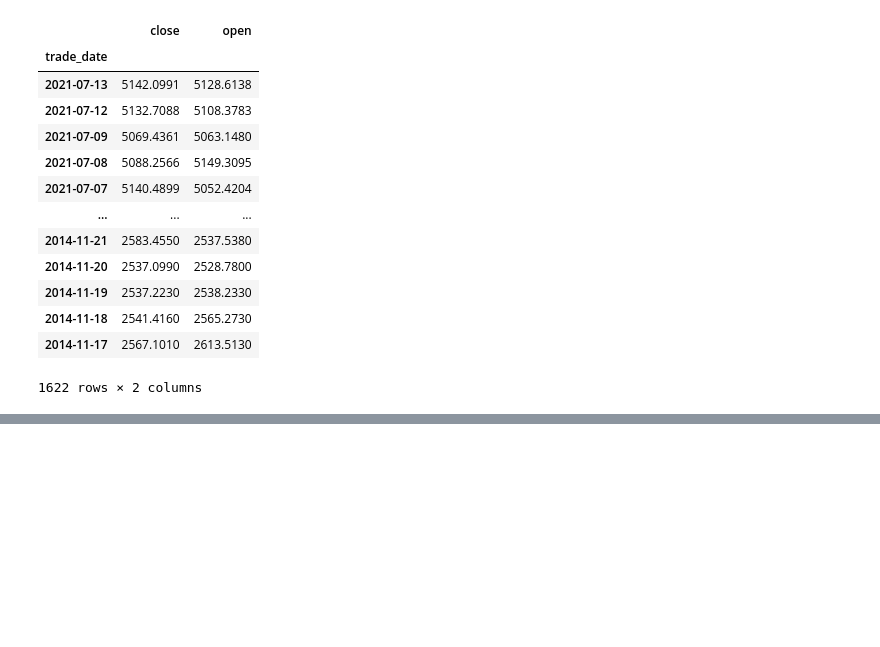
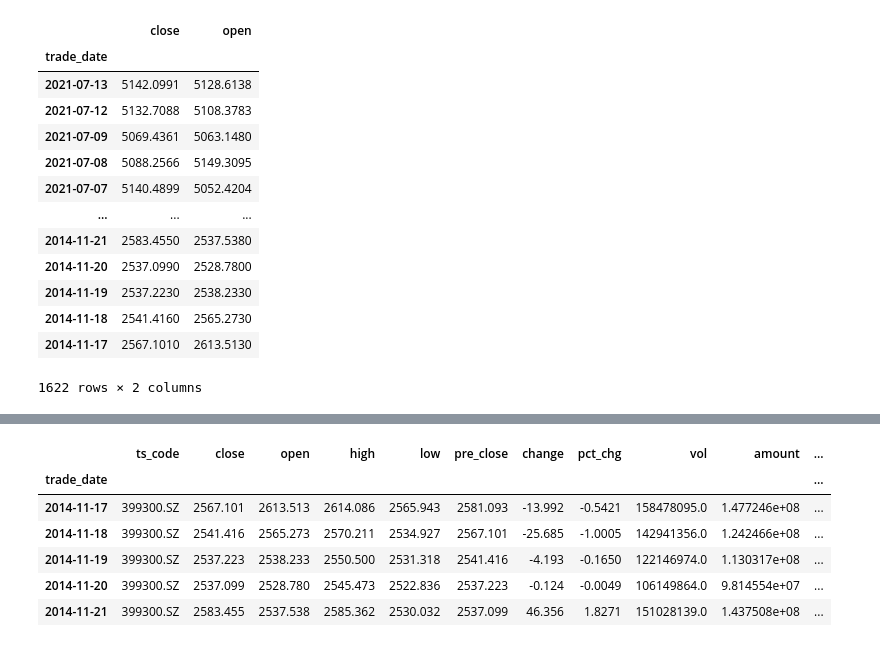
Before and after one commit to linfenglee/quant_trading, a Jupyter notebook: stock_trading/test.ipynb, the cells around one changed output, grey strips where cells are left out. Saved outputs shown, nothing was run; the diff lists cells and outputs as text; code cells hidden in the pictures; blank space fills up the shorter version.

```diff
--- a/stock_trading/test.ipynb
+++ b/stock_trading/test.ipynb
@@ -191 +191,12 @@ df
 1572 rows × 6 columns
+# %%
+data = pd.concat([hs300, df], axis=1)
+data.head()
+# %% [output]
+|  | ts_code | close | open | high | low | pre_close | change | pct_chg | vol | amount | ... |
+| trade_date |  |  |  |  |  |  |  |  |  |  | ... |
+| 2014-11-17 | 399300.SZ | 2567.101 | 2613.513 | 2614.086 | 2565.943 | 2581.093 | -13.992 | -0.5421 | 158478095.0 | 1.477246e+08 | ... |
+| 2014-11-18 | 399300.SZ | 2541.416 | 2565.273 | 2570.211 | 2534.927 | 2567.101 | -25.685 | -1.0005 | 142941356.0 | 1.242466e+08 | ... |
+| 2014-11-19 | 399300.SZ | 2537.223 | 2538.233 | 2550.500 | 2531.318 | 2541.416 | -4.193 | -0.1650 | 122146974.0 | 1.130317e+08 | ... |
+| 2014-11-20 | 399300.SZ | 2537.099 | 2528.780 | 2545.473 | 2522.836 | 2537.223 | -0.124 | -0.0049 | 106149864.0 | 9.814554e+07 | ... |
+| 2014-11-21 | 399300.SZ | 2583.455 | 2537.538 | 2585.362 | 2530.032 | 2537.099 | 46.356 | 1.8271 | 151028139.0 | 1.437508e+08 | ... |
```
Also changed, not shown: parts of 13 cells of this notebook, 5 other files.
